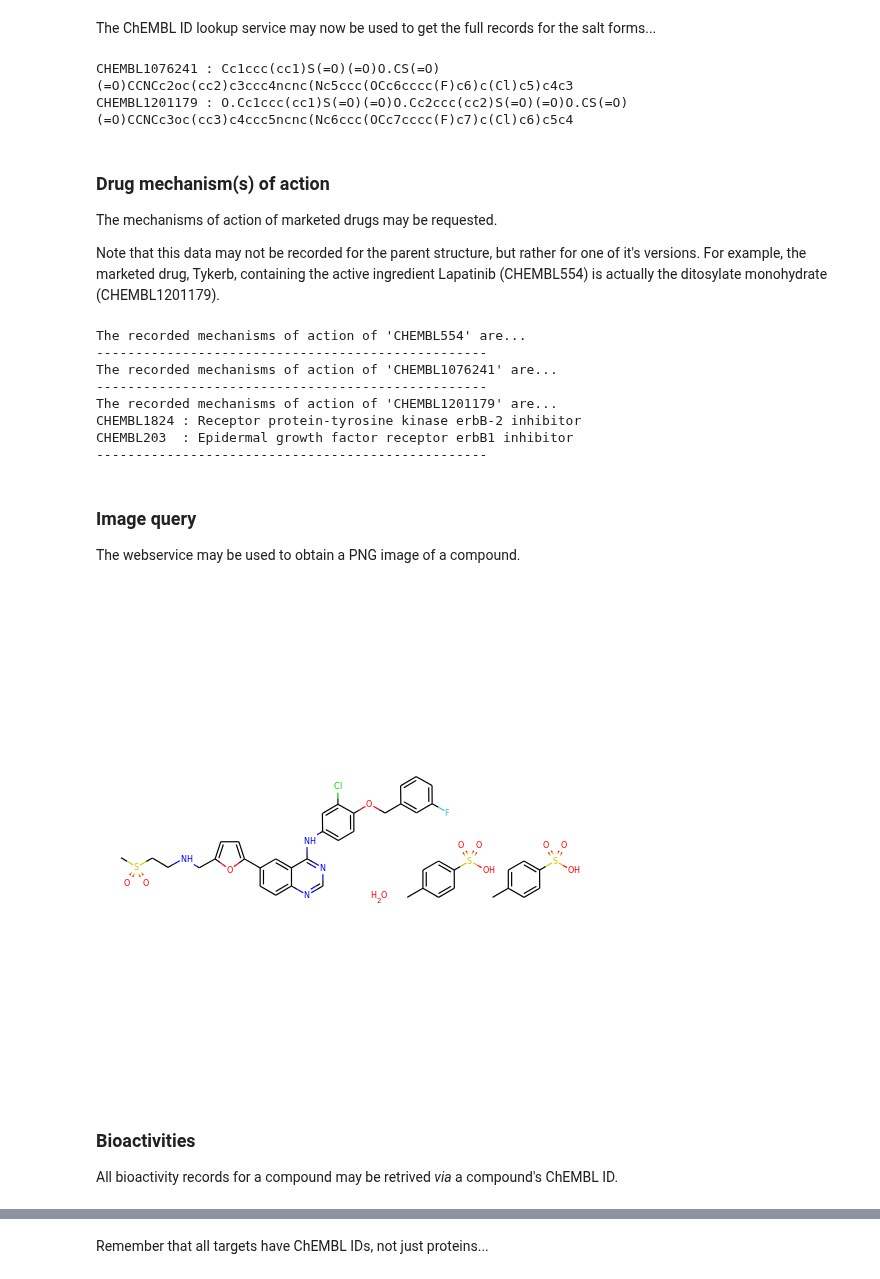
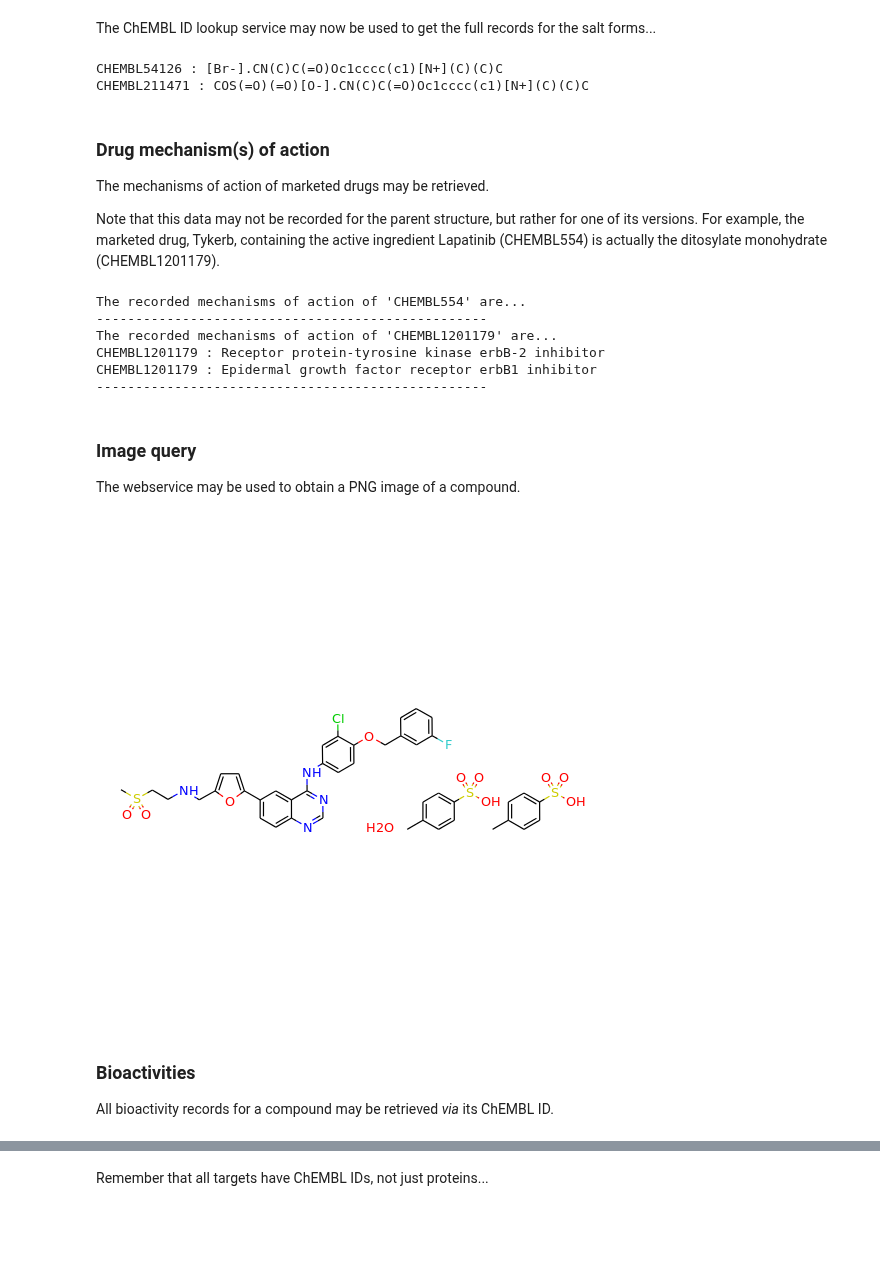
Before and after one commit to chembl/mychembl, a Jupyter notebook: ipython_notebooks/09_myChEMBL_web_services.ipynb, the cells around one changed output, grey strips where cells are left out. Saved outputs shown, nothing was run; the diff lists cells and outputs as text; code cells hidden in the pictures; blank space fills up the shorter version.

```diff
--- a/ipython_notebooks/09_myChEMBL_web_services.ipynb
+++ b/ipython_notebooks/09_myChEMBL_web_services.ipynb
@@ -500,45 +763,41 @@ records
 # %% [markdown]
 The ChEMBL ID lookup service may now be used to get the full records for the salt forms...
 # %%
-for chembl_id in [x["chemblId"] for x in records if not x["parent"]]:
-
-    record = compounds.get(chembl_id)
-
-    print("{:10s} : {}".format(chembl_id, record["smiles"]))
+for chembl_id in [x["molecule_chembl_id"] for x in records if x["parent"] == 'False']:
+    record = new_client.molecule.get(chembl_id)
+    print("{:10s} : {}".format(chembl_id, record['molecule_structures']['canonical_smiles']))
 # %% [output]
-CHEMBL1076241 : Cc1ccc(cc1)S(=O)(=O)O.CS(=O)(=O)CCNCc2oc(cc2)c3ccc4ncnc(Nc5ccc(OCc6cccc(F)c6)c(Cl)c5)c4c3
-CHEMBL1201179 : O.Cc1ccc(cc1)S(=O)(=O)O.Cc2ccc(cc2)S(=O)(=O)O.CS(=O)(=O)CCNCc3oc(cc3)c4ccc5ncnc(Nc6ccc(OCc7cccc(F)c7)c(Cl)c6)c5c4
+CHEMBL54126 : [Br-].CN(C)C(=O)Oc1cccc(c1)[N+](C)(C)C
+CHEMBL211471 : COS(=O)(=O)[O-].CN(C)C(=O)Oc1cccc(c1)[N+](C)(C)C
 # %% [markdown]
 ### Drug mechanism(s) of action
 
-The mechanisms of action of marketed drugs may be requested.
+The mechanisms of action of marketed drugs may be retrieved.
 
-Note that this data may not be recorded for the parent structure, but rather for one of it's versions. For example, the marketed drug, Tykerb, containing the active ingredient Lapatinib (CHEMBL554) is actually the ditosylate monohydrate (CHEMBL1201179).
+Note that this data may not be recorded for the parent structure, but rather for one of its versions. For example, the marketed drug, Tykerb, containing the active ingredient Lapatinib (CHEMBL554) is actually the ditosylate monohydrate (CHEMBL1201179).
 # %%
-# Records obtained above for Lapatinib are re-used here...
+# Molecule forms for Lapatinib are used here...
 
-for chembl_id in (x["chemblId"] for x in records):
+for chembl_id in (x["molecule_chembl_id"] for x in new_client.molecule_form.get("CHEMBL554")['molecule_forms']):
 
     print("The recorded mechanisms of action of '{}' are...".format(chembl_id))
 
-    mechanism_records = compounds.drug_mechanisms(chembl_id)
+    mechanism_records = new_client.mechanism.filter(molecule_chembl_id=chembl_id)
 
     if mechanism_records:
 
         for mech_rec in mechanism_records:
 
-            print("{:10s} : {}".format(mech_rec["chemblId"], mech_rec["mechanismOfAction"]))
+            print("{:10s} : {}".format(mech_rec["molecule_chembl_id"], mech_rec["mechanism_of_action"]))
 
     print("-" * 50)
 # %% [output]
 The recorded mechanisms of action of 'CHEMBL554' are...
 --------------------------------------------------
-The recorded mechanisms of action of 'CHEMBL1076241' are...
+The recorded mechanisms of action of 'CHEMBL1201179' are...
+CHEMBL1201179 : Receptor protein-tyrosine kinase erbB-2 inhibitor
+CHEMBL1201179 : Epidermal growth factor receptor erbB1 inhibitor
 --------------------------------------------------
-The recorded mechanisms of action of 'CHEMBL1201179' are...
-CHEMBL1824 : Receptor protein-tyrosine kinase erbB-2 inhibitor
-CHEMBL203  : Epidermal growth factor receptor erbB1 inhibitor
---------------------------------------------------
 # %% [markdown]
 ### Image query
 
@@ -548,15 +807,15 @@ The webservice may be used to obtain a PNG image of a compound.
 
 chembl_id = "CHEMBL1201179"
 # %%
-png = compounds.image(chembl_id)
+png = new_client.image.get(chembl_id)
 
 Image(png)
 # %% [output]
-[figure, old version]
+[figure, new version]
 # %% [markdown]
 ### Bioactivities
 
-All bioactivity records for a compound may be retrived _via_ a compound's ChEMBL ID.
+All bioactivity records for a compound may be retrieved _via_ its ChEMBL ID.
 # %%
 # Lapatinib
 
```
Also changed, not shown: parts of 143 cells of this notebook, 1 other file.
